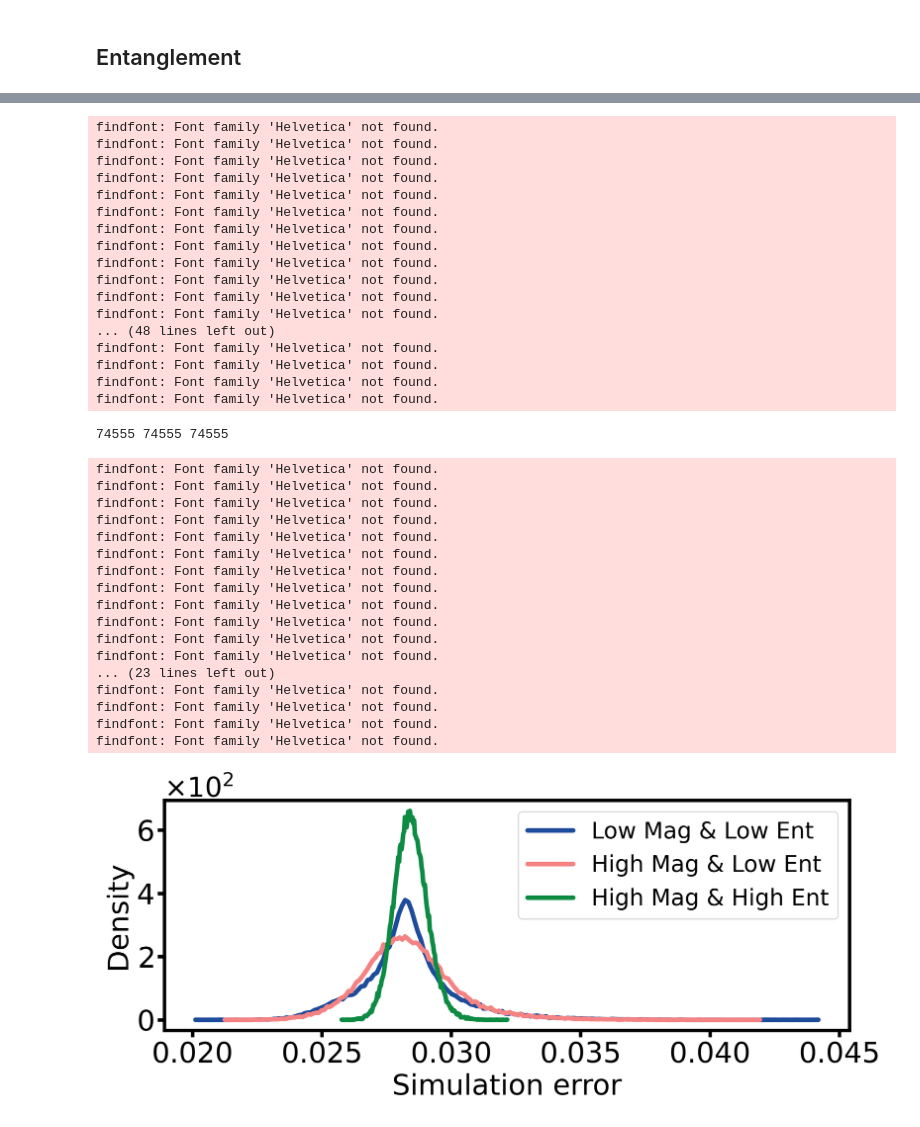
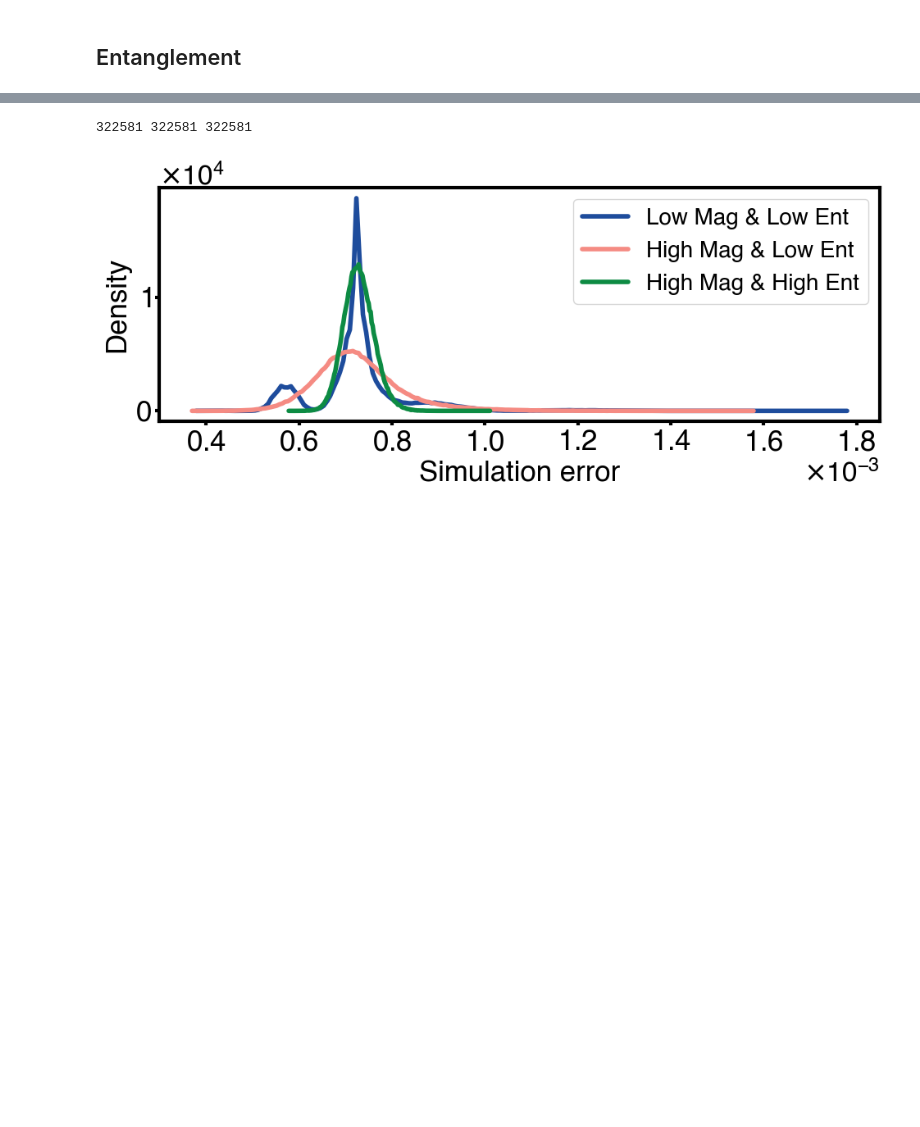
Before and after one commit to Xran-ZH/Quantum-Resource-and-Quantum-Simulation, a Jupyter notebook: kurtosis.ipynb, the cells around one changed output, grey strips where cells are left out. Drawn from its saved outputs; the diff is of its cells as text; code cells hidden in the pictures; blank space fills up the shorter version.

```diff
--- a/kurtosis.ipynb
+++ b/kurtosis.ipynb
@@ -474,61 +406,27 @@ Finished!
 # %%
 # # Plot three distributions
 lowmag_lowent_error=np.load("./newdata/lowmag_lowent_error.npy").tolist()
 highmag_lowent_error=np.load("./newdata/highmag_lowent_error.npy").tolist()
 highmag_highent_error=np.load("./newdata/highmag_highent_error.npy").tolist()
-del lowmag_lowent_error[74554:-1]
-del highmag_lowent_error[74554:-1]
-del highmag_highent_error[74554:-1]
+lowmag_lowent_error=np.power(lowmag_lowent_error,2)
+highmag_highent_error=np.power(highmag_highent_error,2)
+highmag_lowent_error=np.power(highmag_lowent_error,2)
 print(len(lowmag_lowent_error),len(highmag_lowent_error),len(highmag_highent_error))
 fig, ax=plt.subplots(figsize=(10,4.5))
 ls = 25
 les = 20
 fontprops = {'size': 38}
 labels=['Low Mag & Low Ent','High Mag & Low Ent','High Mag & High Ent']
-colors = ['#1E4C9C', '#F58383', '#0D8B43', '#ECAC27', '#7B92C7', '#FB8C62', '#B0DC66', '#8C9FCA', '#C9C780', '#66C1A4', '#FCB2AF', '#9BDFDF', '#FFE2CE', '#C4D8E9', '#BEBCDF', '#4C9BE6', '#B2B6C1', '#4C7780', '#73A5A2', '#F6E2C1', '#F3DBC1', '#D6E2E2', '#F0EFED', '#E3BBED', '#26445E']
+colors = ['#1E4C9C', "#F58B83", '#0D8B43', '#ECAC27', '#7B92C7', '#FB8C62', '#B0DC66', '#8C9FCA', '#C9C780', '#66C1A4', '#FCB2AF', '#9BDFDF', '#FFE2CE', '#C4D8E9', '#BEBCDF', '#4C9BE6', '#B2B6C1', '#4C7780', '#73A5A2', '#F6E2C1', '#F3DBC1', '#D6E2E2', '#F0EFED', '#E3BBED', '#26445E']
 for j,error in enumerate([lowmag_lowent_error,highmag_lowent_error,highmag_highent_error]):
     hists, bins = np.histogram(error, 200,density=True)
     ax.plot(bins[:-1], np.power(hists, 1), linewidth=4, color=colors[j],label=labels[j])
 ax.set_xlabel("Simulation error",fontsize=ls)
 ax.set_ylabel("Density",fontsize=ls)
 ax.tick_params(axis='both', which='major', labelsize=ls)
-ax.ticklabel_format(axis='y', style='sci', scilimits=(0,0), useMathText=True)
+ax.ticklabel_format(axis='both', style='sci', scilimits=(0,0), useMathText=True)
 ax.legend(loc='best',fontsize=les)
 plt.savefig('3distibutions.pdf', bbox_inches='tight', pad_inches=0.1,dpi=200,transparent=True)
 # %% [output]
-findfont: Font family 'Helvetica' not found.
-findfont: Font family 'Helvetica' not found.
-findfont: Font family 'Helvetica' not found.
-findfont: Font family 'Helvetica' not found.
-findfont: Font family 'Helvetica' not found.
-findfont: Font family 'Helvetica' not found.
-findfont: Font family 'Helvetica' not found.
-findfont: Font family 'Helvetica' not found.
-findfont: Font family 'Helvetica' not found.
-findfont: Font family 'Helvetica' not found.
-findfont: Font family 'Helvetica' not found.
-findfont: Font family 'Helvetica' not found.
-... (48 lines left out)
-findfont: Font family 'Helvetica' not found.
-findfont: Font family 'Helvetica' not found.
-findfont: Font family 'Helvetica' not found.
-findfont: Font family 'Helvetica' not found.
+322581 322581 322581
-74555 74555 74555
-findfont: Font family 'Helvetica' not found.
-findfont: Font family 'Helvetica' not found.
-findfont: Font family 'Helvetica' not found.
-findfont: Font family 'Helvetica' not found.
-findfont: Font family 'Helvetica' not found.
-findfont: Font family 'Helvetica' not found.
-findfont: Font family 'Helvetica' not found.
-findfont: Font family 'Helvetica' not found.
-findfont: Font family 'Helvetica' not found.
-findfont: Font family 'Helvetica' not found.
-findfont: Font family 'Helvetica' not found.
-findfont: Font family 'Helvetica' not found.
-... (23 lines left out)
-findfont: Font family 'Helvetica' not found.
-findfont: Font family 'Helvetica' not found.
-findfont: Font family 'Helvetica' not found.
-findfont: Font family 'Helvetica' not found.
-[figure, old version]
+[figure, new version]
```
Also changed, not shown: parts of 5 cells of this notebook.
